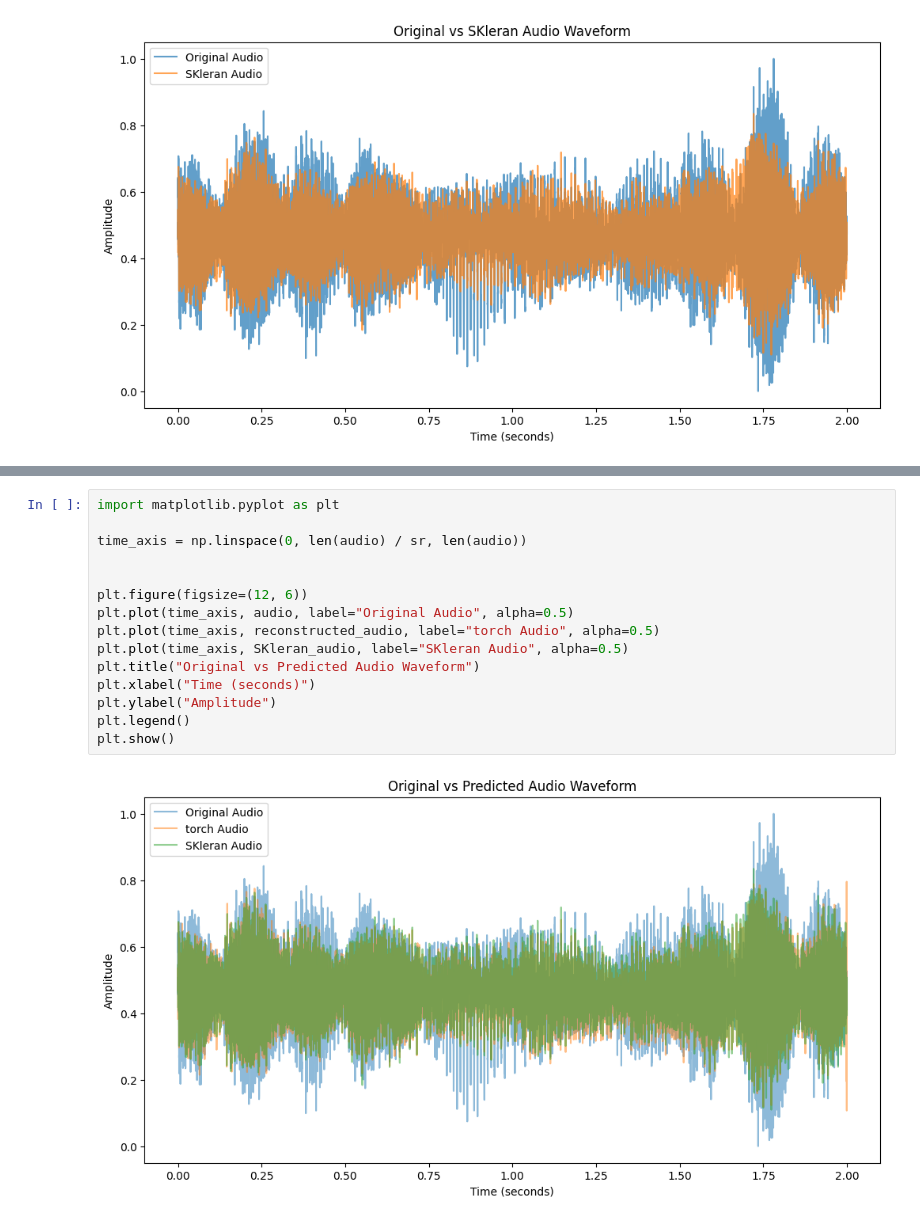
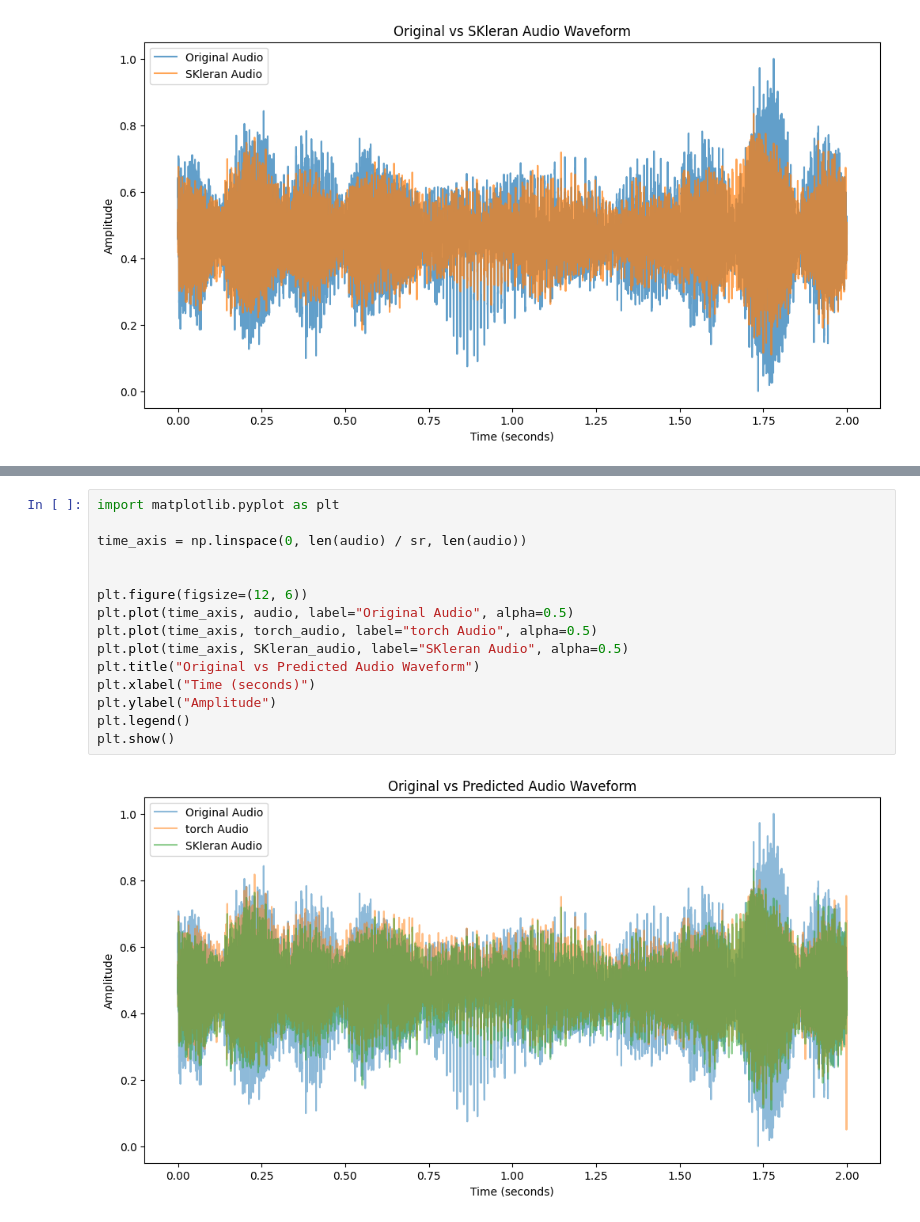
Before and after one commit to Reckadon/ES335-ML-Assignment-2, a Jupyter notebook: Task 2 and 3/Task2-AudioReconstruction.ipynb, the cells around one changed output, grey strips where cells are left out. Cells and saved outputs as stored; diff of their text form.

Commit message:
audio recon final

```diff
--- a/Task 2 and 3/Task2-AudioReconstruction.ipynb
+++ b/Task 2 and 3/Task2-AudioReconstruction.ipynb
@@ -247,17 +257,17 @@ plt.show()
 # %%
 import matplotlib.pyplot as plt
 
 time_axis = np.linspace(0, len(audio) / sr, len(audio))
 
 
 plt.figure(figsize=(12, 6))
 plt.plot(time_axis, audio, label="Original Audio", alpha=0.5)
-plt.plot(time_axis, reconstructed_audio, label="torch Audio", alpha=0.5)
+plt.plot(time_axis, torch_audio, label="torch Audio", alpha=0.5)
 plt.plot(time_axis, SKleran_audio, label="SKleran Audio", alpha=0.5)
 plt.title("Original vs Predicted Audio Waveform")
 plt.xlabel("Time (seconds)")
 plt.ylabel("Amplitude")
 plt.legend()
 plt.show()
 # %% [output]
-[figure, old version]
+[figure, new version]
```
Also changed, not shown: parts of 14 cells of this notebook.
